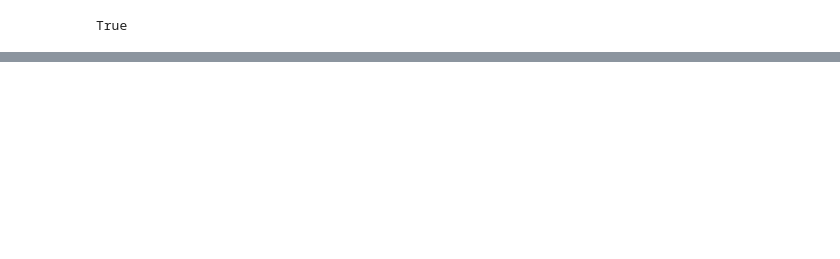
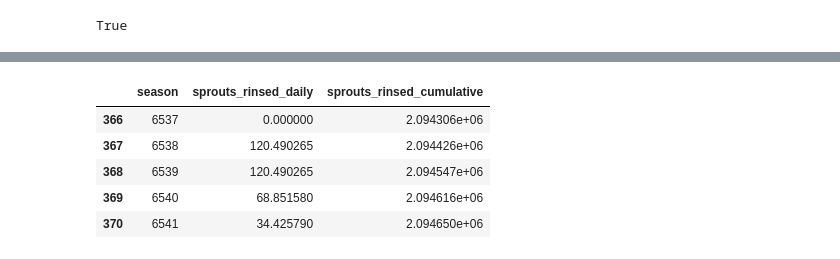
Before and after one commit to BeanstalkFarms/Beanstalk-Analytics, a Jupyter notebook: Silo.ipynb, the cells around one changed output, grey strips where cells are left out. Cells and saved outputs as stored; diff of their text form; code cells hidden in the pictures; blank space fills up the shorter version.

```diff
--- a/Silo.ipynb
+++ b/Silo.ipynb
@@ -129,0 +165,27 @@ alt.Chart(df_dep).mark_line().encode(
+# %%
+@cache
+def query_rewards(refresh=None):
+    rewards = bs.Query.rewards(orderBy="blockNumber", orderDirection="asc", first=10000)
+    df_rewards = sg.query_df(
+        [
+            rewards.season,
+            rewards.toFertilizer,
+        ],
+        pagination_strategy=ShallowStrategy
+    )
+    return df_rewards
+# %%
+# fertilizer emissions (incomplete season axis)
+df_rewards = query_rewards().copy()
+df_rewards = remove_prefix(df_rewards, 'rewards_')
+df_rewards['sprouts_rinsed_daily'] = df_rewards.toFertilizer.astype(float) / 1e6
+df_rewards['sprouts_rinsed_cumulative'] = df_rewards.sprouts_rinsed_daily.cumsum()
+df_rewards = df_rewards.drop(columns=["toFertilizer"])
+df_rewards.tail()
+# %% [output]
+|  | season | sprouts_rinsed_daily | sprouts_rinsed_cumulative |
+| 366 | 6537 | 0.000000 | 2.094306e+06 |
+| 367 | 6538 | 120.490265 | 2.094426e+06 |
+| 368 | 6539 | 120.490265 | 2.094547e+06 |
+| 369 | 6540 | 68.851580 | 2.094616e+06 |
+| 370 | 6541 | 34.425790 | 2.094650e+06 |
```
Also changed, not shown: parts of 16 cells of this notebook, 2 other files.
